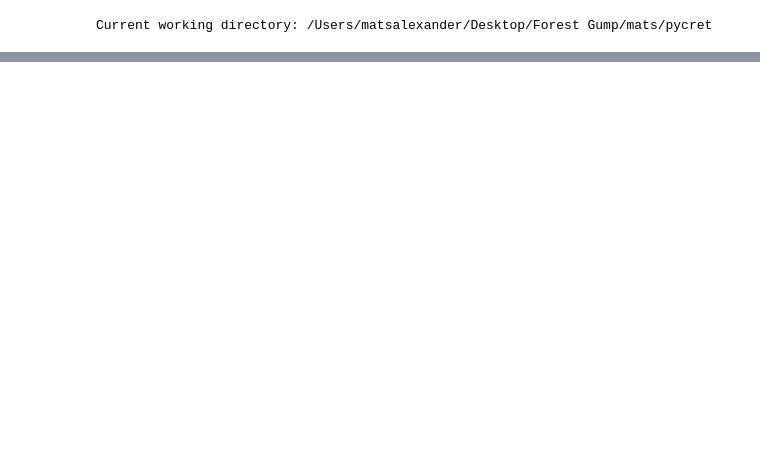
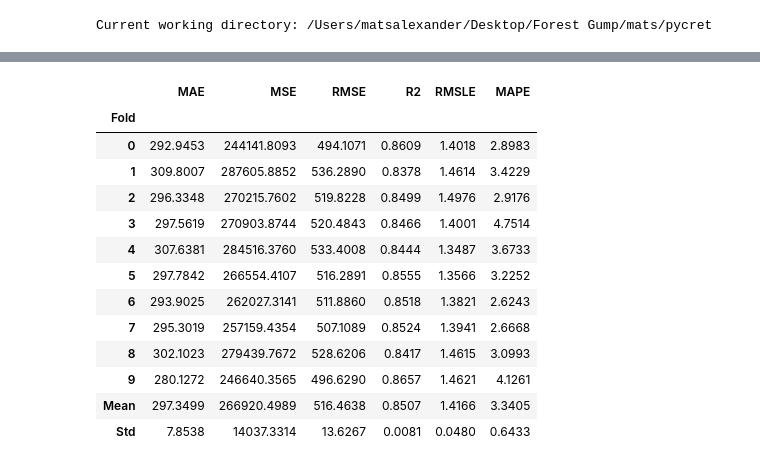
Before and after one commit to mikaelste/TDT4173-project, a Jupyter notebook: mats/pycret/model_3x.ipynb, the cells around one changed output, grey strips where cells are left out. Cells and saved outputs as stored; diff of their text form; code cells hidden in the pictures; blank space fills up the shorter version.

```diff
--- a/mats/pycret/model_3x.ipynb
+++ b/mats/pycret/model_3x.ipynb
@@ -199 +175,4 @@ lightgbm1 = s1.create_model('lightgbm')
 [interactive output not drawn]
+# %%
+gbm1 = s1.tune_model(gmb1, optimize='MAE', n_iter=50, choose_better=True)
+# %% [output]
@@ -199,0 +180,14 @@ lightgbm1 = s1.create_model('lightgbm')
+|  | MAE | MSE | RMSE | R2 | RMSLE | MAPE |
+| Fold |  |  |  |  |  |  |
+| 0 | 292.9453 | 244141.8093 | 494.1071 | 0.8609 | 1.4018 | 2.8983 |
+| 1 | 309.8007 | 287605.8852 | 536.2890 | 0.8378 | 1.4614 | 3.4229 |
+| 2 | 296.3348 | 270215.7602 | 519.8228 | 0.8499 | 1.4976 | 2.9176 |
+| 3 | 297.5619 | 270903.8744 | 520.4843 | 0.8466 | 1.4001 | 4.7514 |
+| 4 | 307.6381 | 284516.3760 | 533.4008 | 0.8444 | 1.3487 | 3.6733 |
+| 5 | 297.7842 | 266554.4107 | 516.2891 | 0.8555 | 1.3566 | 3.2252 |
+| 6 | 293.9025 | 262027.3141 | 511.8860 | 0.8518 | 1.3821 | 2.6243 |
+| 7 | 295.3019 | 257159.4354 | 507.1089 | 0.8524 | 1.3941 | 2.6668 |
+| 8 | 302.1023 | 279439.7672 | 528.6206 | 0.8417 | 1.4615 | 3.0993 |
+| 9 | 280.1272 | 246640.3565 | 496.6290 | 0.8657 | 1.4621 | 4.1261 |
+| Mean | 297.3499 | 266920.4989 | 516.4638 | 0.8507 | 1.4166 | 3.3405 |
+| Std | 7.8538 | 14037.3314 | 13.6267 | 0.0081 | 0.0480 | 0.6433 |
```
Also changed, not shown: parts of 12 cells of this notebook, 2 other files.
